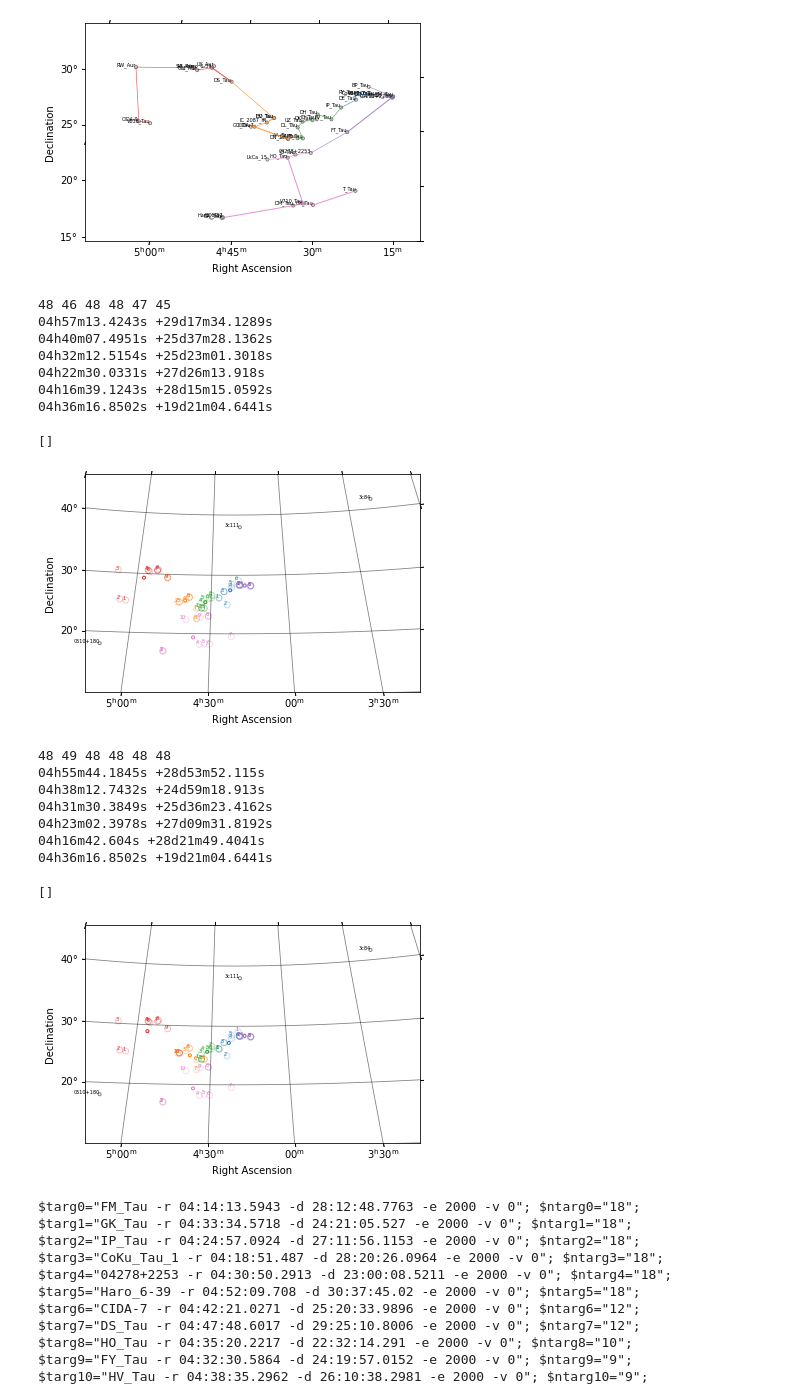
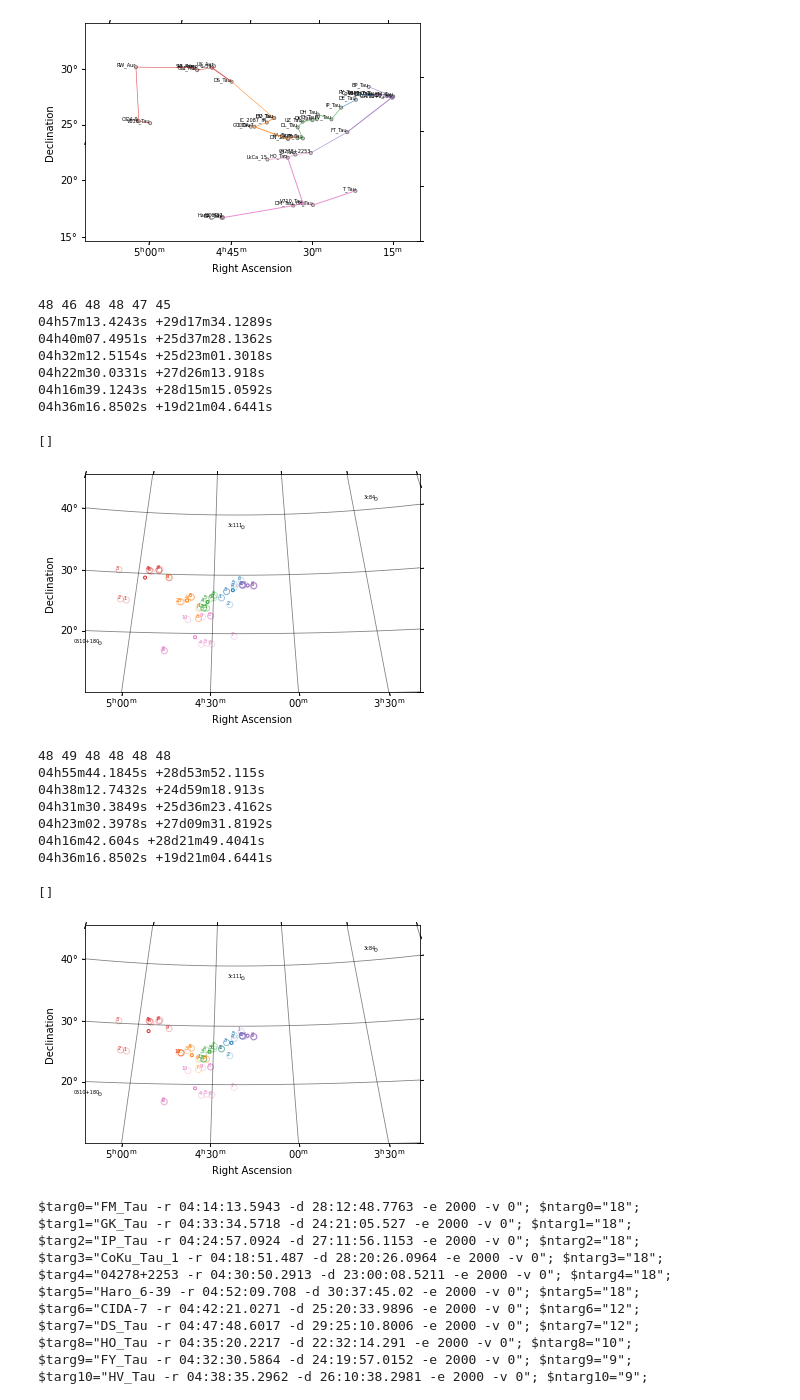
Before and after one commit to cfp106022130/Taurus_Auriga, a Jupyter notebook: Coordinate.ipynb, the cells around one changed output. Drawn from its saved outputs; the diff is of its cells as text; code cells hidden in the pictures.

```diff
--- a/Coordinate.ipynb
+++ b/Coordinate.ipynb
@@ -718,7 +718,7 @@ for i in range(6):
 fig = plt.figure()
 ax = fig.add_subplot(1, 1, 1, projection=wcs)
 
-cl = SkyCoord('03h18m00s', '10d00m00s', frame='icrs')
+cl = SkyCoord('03h20m00s', '10d00m00s', frame='icrs')
 cr = SkyCoord('05h30m00s', '45d00m00s', frame='icrs')
 clx = float(wcs.all_world2pix(cl.ra.deg, cl.dec.deg, 0)[0])
 cly = float(wcs.all_world2pix(cl.ra.deg, cl.dec.deg, 0)[1])
@@ -747,34 +747,34 @@ for i in range(6):
     ax.scatter(a/len(p[i]), b/len(p[i]), transform=ax.get_transform('icrs'),  marker = '.', edgecolor = c[i], facecolor='none')
 #    ax.annotate(i+1, xy = (a/len(p[i]), b/len(p[i])), xytext = (0, 0), textcoords = 'offset points', ha='right', va='bottom',
 #                size = 5, color = c[i])
 
 cal0 = SkyCoord('05h10m02.369s', '18d00m41.58s', frame='icrs')
 ax.scatter(cal0.ra.deg, cal0.dec.deg, transform=ax.get_transform('icrs'),  marker = '.', edgecolor = 'gray', facecolor='none')
 ax.annotate('0510+180', xy = (wcs.all_world2pix(cal0.ra.deg, cal0.dec.deg, 0)[0], wcs.all_world2pix(cal0.ra.deg, cal0.dec.deg, 0)[1]), xytext = (0, 0), textcoords = 'offset points', ha='right', va='bottom', size = 5)
 cal1 = SkyCoord('04h18m21.277s', '38d01m35.80s', frame='icrs')
 ax.scatter(cal1.ra.deg, cal1.dec.deg, transform=ax.get_transform('icrs'),  marker = '.', edgecolor = 'gray', facecolor='none')
 ax.annotate('3c111', xy = (wcs.all_world2pix(cal1.ra.deg, cal1.dec.deg, 0)[0], wcs.all_world2pix(cal1.ra.deg, cal1.dec.deg, 0)[1]), xytext = (0, 0), textcoords = 'offset points', ha='right', va='bottom', size = 5)
 cal = SkyCoord('03h19m48.160s', '41d30m42.10s', frame='icrs')
 ax.scatter(cal.ra.deg, cal.dec.deg, transform=ax.get_transform('icrs'),  marker = '.', edgecolor = 'gray', facecolor='none')
 ax.annotate('3c84', xy = (wcs.all_world2pix(cal.ra.deg, cal.dec.deg, 0)[0], wcs.all_world2pix(cal.ra.deg, cal.dec.deg, 0)[1]), xytext = (0, 0), textcoords = 'offset points', ha='right', va='bottom', size = 5)
 
 
 ax.invert_xaxis()
 ax.coords.grid(True, color='black',ls='solid',alpha=0.5)
 ax.coords[0].set_axislabel('Right Ascension')
 ax.coords[1].set_axislabel('Declination')
 plt.savefig(name+'_17_400.png', dpi=1000)
 plt.plot()
 # %% [output]
 48 46 48 48 47 45
 04h57m13.4243s +29d17m34.1289s
 04h40m07.4951s +25d37m28.1362s
 04h32m12.5154s +25d23m01.3018s
 04h22m30.0331s +27d26m13.918s
 04h16m39.1243s +28d15m15.0592s
 04h36m16.8502s +19d21m04.6441s
 []
-[figure, old version]
+[figure, new version]
 # %%
 a1 = ['V836_Tau', 'CIDA-9', 'RW_Aur', 'SU_Aur', 'AB_Aur', 'GM_Aur', 'Haro_6-39', 'UY_Aur', 'DS_Tau', 'CIDA-7']
 s1 = [3, 4, 3, 4, 3, 3, 6, 4, 4, 14]
@@ -805,7 +805,7 @@ for i in range(6):
 fig = plt.figure()
 ax = fig.add_subplot(1, 1, 1, projection=wcs)
 
-cl = SkyCoord('03h18m00s', '10d00m00s', frame='icrs')
+cl = SkyCoord('03h20m00s', '10d00m00s', frame='icrs')
 cr = SkyCoord('05h30m00s', '45d00m00s', frame='icrs')
 clx = float(wcs.all_world2pix(cl.ra.deg, cl.dec.deg, 0)[0])
 cly = float(wcs.all_world2pix(cl.ra.deg, cl.dec.deg, 0)[1])
@@ -861,7 +861,7 @@ plt.plot()
 04h16m42.604s +28d21m49.4041s
 04h36m16.8502s +19d21m04.6441s
 []
-[figure, old version]
+[figure, new version]
 # %%
 name = 'targetname_1.txt'
 file = '../ASIAA/SMA_Taurus_Auriga_Project/'+name
```
Also changed, not shown: parts of 2 cells of this notebook.
